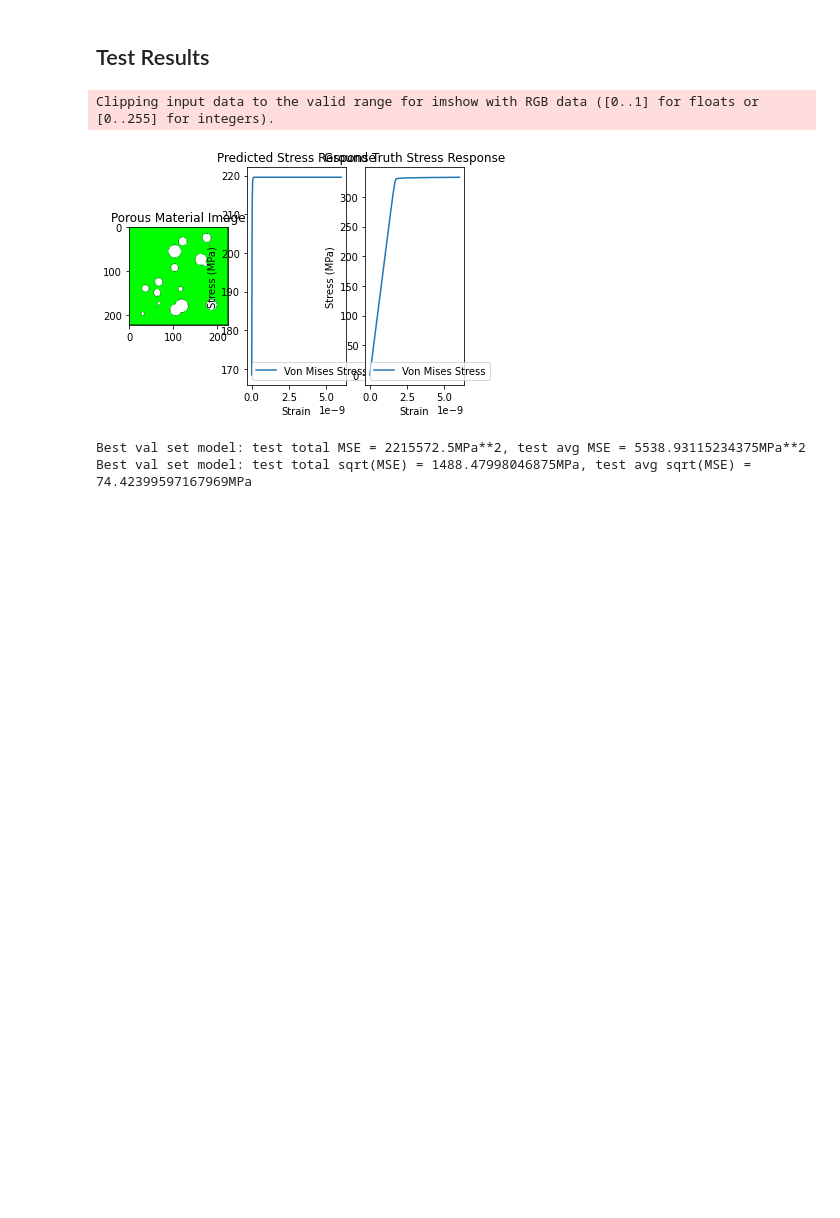
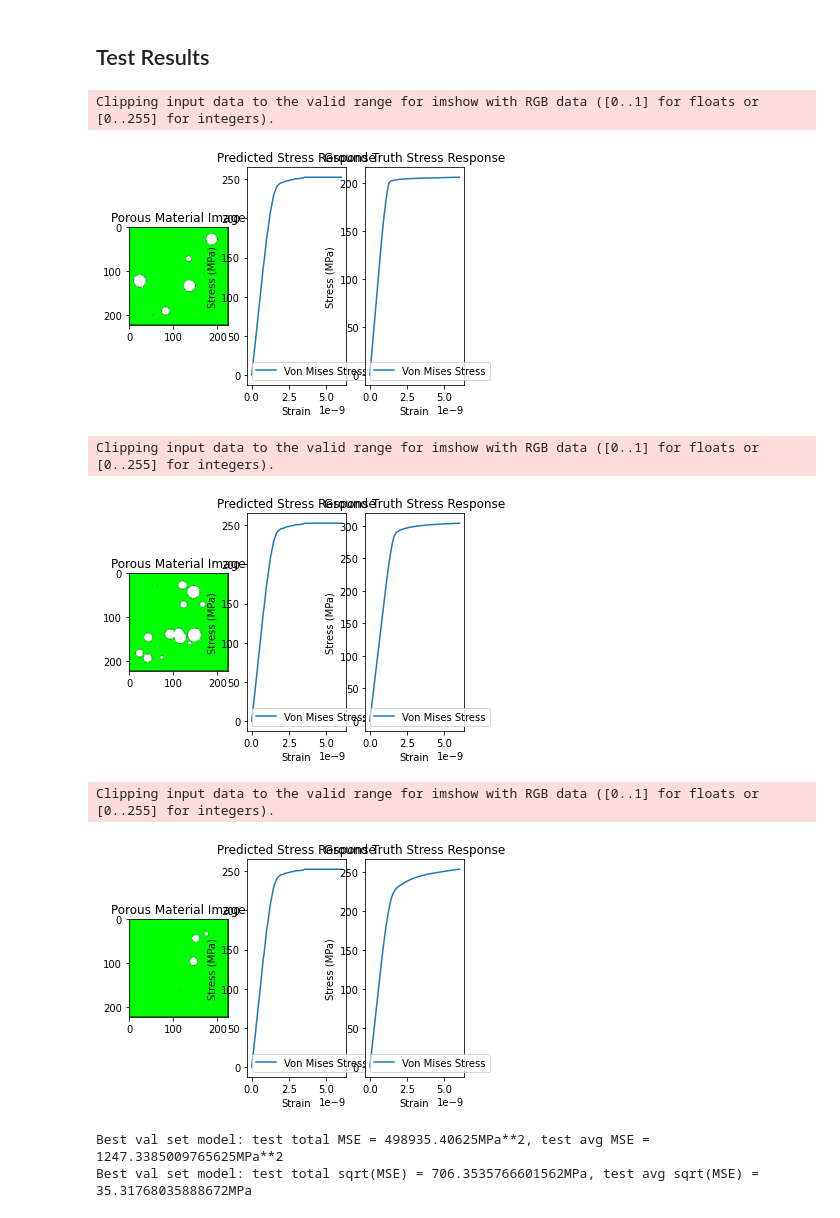
Before and after one commit to dalbyryan3/cs-6955-deep-learning-final-project, a Jupyter notebook: PorousMaterialImageAndStrainToStressNet.ipynb, the cells around one changed output. Saved outputs shown, nothing was run; the diff lists cells and outputs as text; code cells hidden in the pictures; blank space fills up the shorter version.

```diff
--- a/PorousMaterialImageAndStrainToStressNet.ipynb
+++ b/PorousMaterialImageAndStrainToStressNet.ipynb
@@ -165,27 +165,18 @@ class PorousMaterialImageAndStrainToStressNet(nn.Module):
         #     nn.Flatten()
         # ) # Nx3x224x224=>Nx1000
 
-        self.linear_recurrent_sandwhich_net = nn.Sequential(
-            nn.Linear(1000, 1000), # *x1000 => *x1000
-            nn.ReLU()
-        )
-
         self.linear_net = nn.Sequential(
-            nn.Linear(500, 1), # *x500 => *x1
+            nn.Linear(1000, 1), # *x1000 => *x1
         )
 
         self.recurrent_net_model = nn.LSTM(input_size=1, hidden_size=1000, batch_first=True) # input: NxLxinput_size, h_0: 1xNxhidden_size, => NxLxhidden_size
-
-        self.recurrent2_net_model = nn.LSTM(input_size=1000, hidden_size=500, batch_first=True) # input: NxLxinput_size => NxLxhidden_size
 
     def forward(self, og_images, strains):
         conv_out = self.conv_net(og_images) # Nx3x224x224=>Nx1000
         conv_out = torch.unsqueeze(conv_out, dim=0) # Nx1000 => 1xNx1000
         recurrent_out = self.recurrent_net_model(torch.unsqueeze(strains, dim=2), (conv_out, torch.zeros_like(conv_out)))[0] #  input:NxL=>NxLx1, h_0:1xNx1000 => NxLx1000
-        linear_recurrent_sandwhich_out = self.linear_recurrent_sandwhich_net(recurrent_out) # NxLx1000 => NxLx1000
-        recurrent2_out = self.recurrent2_net_model(linear_recurrent_sandwhich_out)[0] #  input:NxLx1000 => NxLx500
 
-        stresses = self.linear_net(recurrent2_out) # NxLx500=>NxLx1
+        stresses = self.linear_net(recurrent_out) # NxLx1000=>NxLx1
         return torch.squeeze(stresses, dim=2) # NxLx1 => NxL
 # %%
 def get_PorousMaterialImageAndStrainToStressNet_accuracy(model, evaluation_dataloader, criterion):
@@ -292,9 +283,7 @@ Best model data saved as: ./models/checkpoints/img_to_ss_model_12_10_2021_10_46_
 ## Display Training Results
 # %%
 # model_training_info_name_path = model_training_info_name_path
-model_training_info_name_path = './models/checkpoints/model_12_10_2021_10_46_40_training_info.pkl'
 # model_save_path = model_save_path
-model_save_path = './models/checkpoints/img_to_ss_model_12_10_2021_10_46_40.pt'
 # %%
 with open(model_training_info_name_path, 'rb') as f:
     train_avg_MSE_vals, val_avg_MSE_vals = pickle.load(f)
@@ -323,24 +312,22 @@ Best epoch = 44, best train avg MSE loss = 5421.98681640625, best val avg MSE lo
 # %% [markdown]
 ## Test Results
 # %%
-def get_PorousMaterialImageAndStrainToStressNet_test_random_output(model, evaluation_dataloader, criterion):
+def get_PorousMaterialImageAndStrainToStressNet_test_random_output(model, evaluation_dataloader, num_random_batches=3):
     model.eval()
     model = model.to(device=device)
-    batch_idx = random.randint(0, len(evaluation_dataloader)-1)
+    batch_idxs = np.random.randint(0, high=len(evaluation_dataloader)-1, size=num_random_batches)
     with torch.no_grad():
         for i, eval_batch in enumerate(evaluation_dataloader):
-            if i != batch_idx:
+            if i not in batch_idxs:
                 continue
             og_image_batch, strain_batch, SMises_batch = eval_batch
             og_image_batch = og_image_batch.to(dtype=dtype, device=device)
             strain_batch = strain_batch.to(dtype=dtype, device=device)
-            SMises_batch = SMises_batch.to(dtype=dtype, device=device)
 
-            pred_SMises_batch = model(og_image_batch, strain_batch)
+            pred_SMises_batch = model(og_image_batch, strain_batch).cpu()
             og_image_batch = og_image_batch.cpu()
             strain_batch = strain_batch.cpu()
             SMises_batch = SMises_batch.cpu()
-            pred_SMises_batch = pred_SMises_batch.cpu()
 
             for idx in range(len(og_image_batch)):
                 fig, (ax1, ax2, ax3) = plt.subplots(nrows=1, ncols=3)
@@ -361,14 +348,18 @@ def get_PorousMaterialImageAndStrainToStressNet_test_random_output(model, evalua
                 ax3.legend()
                 plt.show()
 # %%
-get_PorousMaterialImageAndStrainToStressNet_test_random_output(best_model, test_loader, criterion)
+get_PorousMaterialImageAndStrainToStressNet_test_random_output(best_model, test_loader, num_random_batches=3)
 # %% [output]
 Clipping input data to the valid range for imshow with RGB data ([0..1] for floats or [0..255] for integers).
-[figure, old version]
+[figure, new version]
+Clipping input data to the valid range for imshow with RGB data ([0..1] for floats or [0..255] for integers).
+[figure, added]
+Clipping input data to the valid range for imshow with RGB data ([0..1] for floats or [0..255] for integers).
+[figure, added]
 # %%
 test_total_MSE, test_avg_MSE = get_PorousMaterialImageAndStrainToStressNet_accuracy(best_model, test_loader, criterion)
 print('Best val set model: test total MSE = {0}MPa**2, test avg MSE = {1}MPa**2'.format(test_total_MSE, test_avg_MSE))
 print('Best val set model: test total sqrt(MSE) = {0}MPa, test avg sqrt(MSE) = {1}MPa'.format(np.sqrt(test_total_MSE), np.sqrt(test_avg_MSE)))
 # %% [output]
-Best val set model: test total MSE = 2215572.5MPa**2, test avg MSE = 5538.93115234375MPa**2
-Best val set model: test total sqrt(MSE) = 1488.47998046875MPa, test avg sqrt(MSE) = 74.42399597167969MPa
+Best val set model: test total MSE = 498935.40625MPa**2, test avg MSE = 1247.3385009765625MPa**2
+Best val set model: test total sqrt(MSE) = 706.3535766601562MPa, test avg sqrt(MSE) = 35.31768035888672MPa
```
Also changed, not shown: parts of 3 cells of this notebook.
